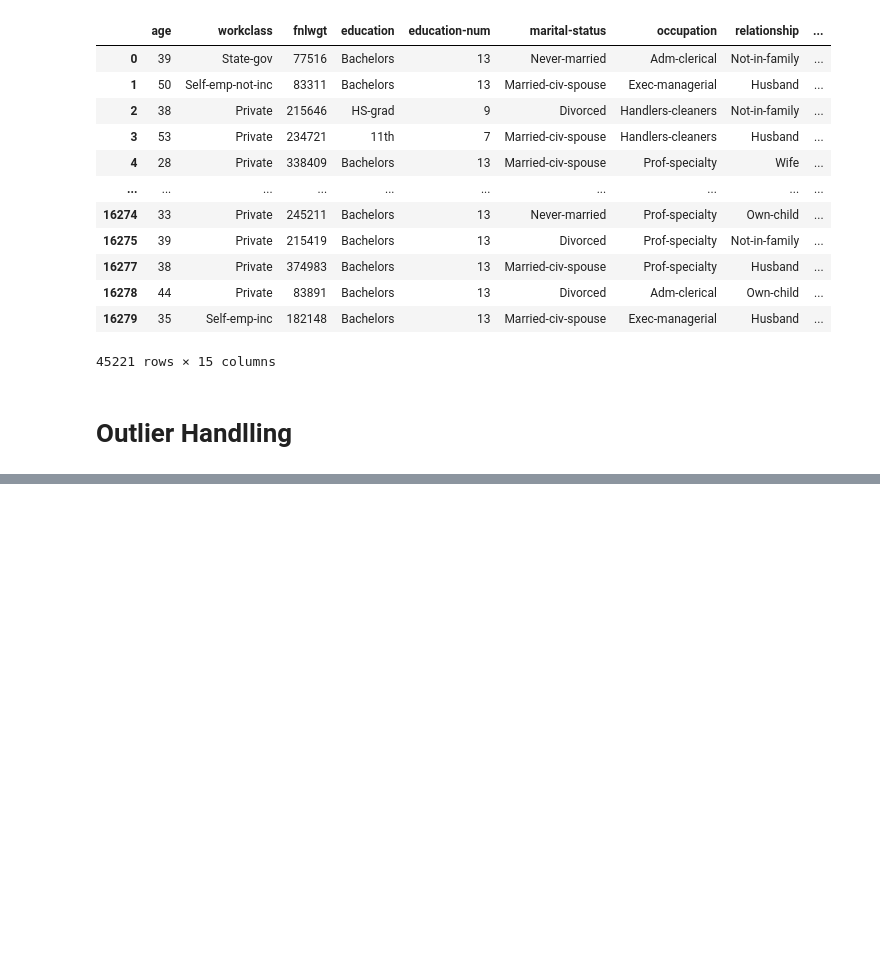
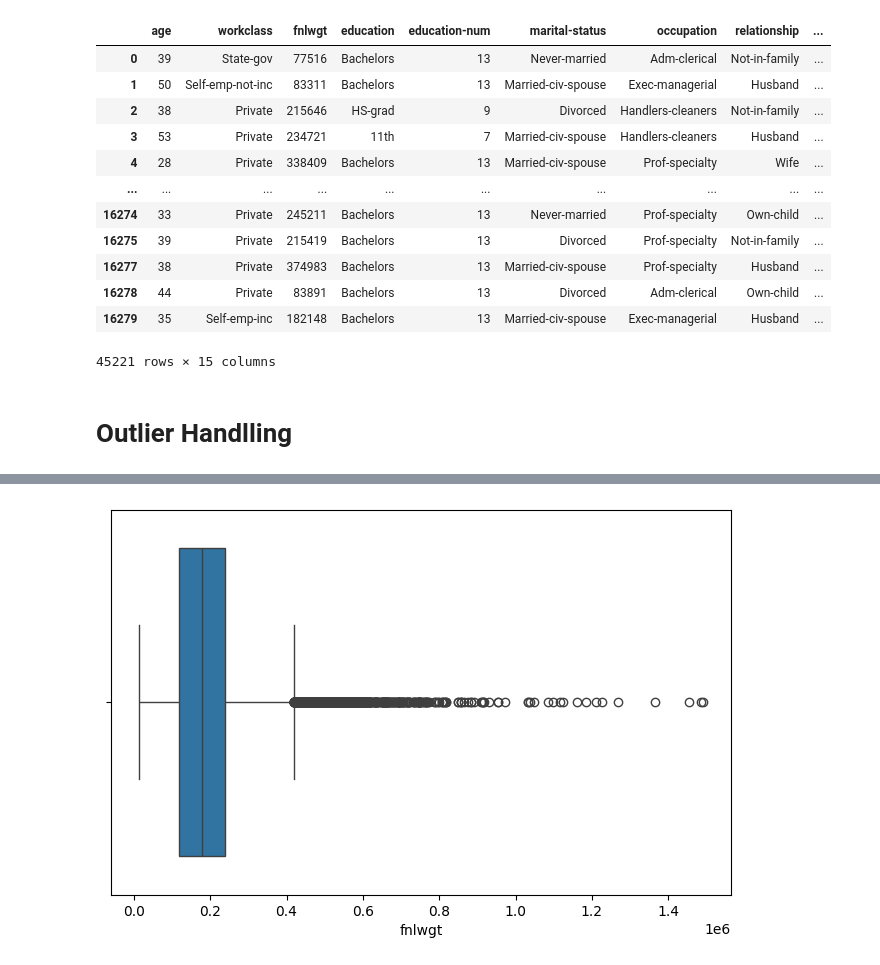
Before and after one commit to ChavinduDulaj/Income-Prediction-Project, a Jupyter notebook: preprocessingVS.ipynb, the cells around one changed output, grey strips where cells are left out. Cells and saved outputs as stored; diff of their text form; code cells hidden in the pictures; blank space fills up the shorter version.

```diff
--- a/preprocessingVS.ipynb
+++ b/preprocessingVS.ipynb
@@ -246,0 +287,6 @@ plt.show()
+# %%
+plt.figure(figsize = (8,5))
+sns.boxplot(x = df.fnlwgt)
+plt.show()
+# %% [output]
+[figure, added]
```
Also changed, not shown: parts of 11 cells of this notebook.
